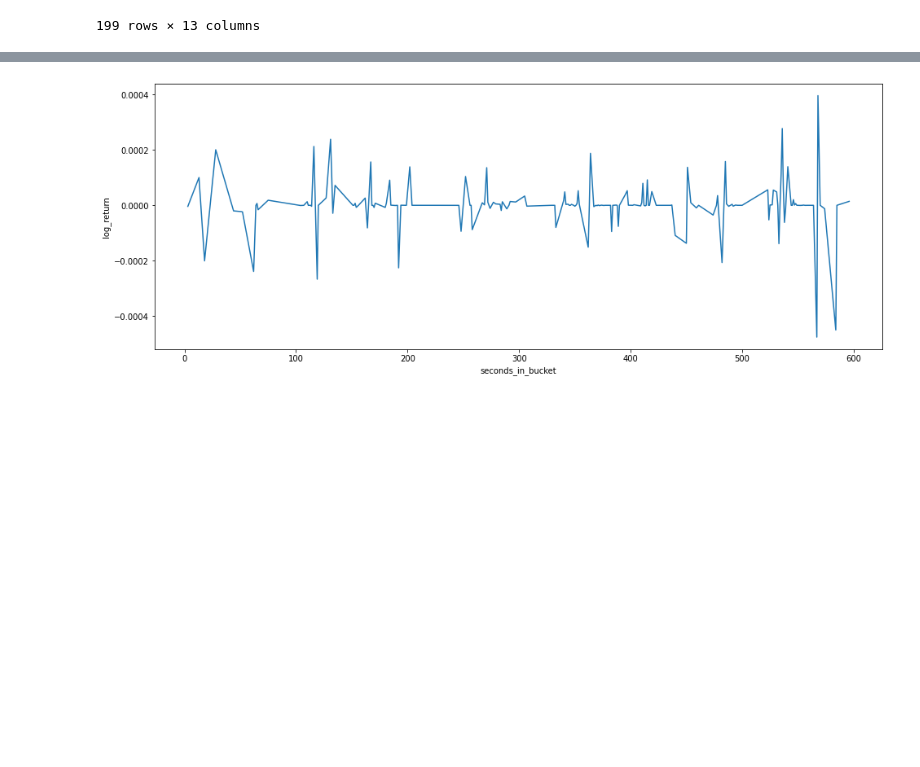
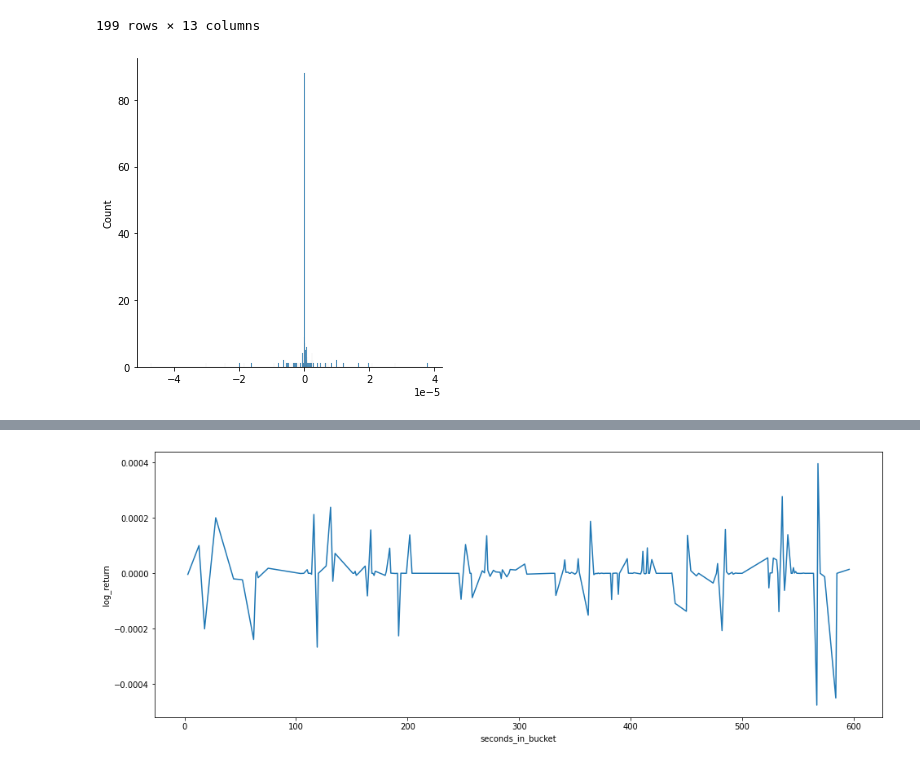
Before and after one commit to eugenusb/Optiver, a Jupyter notebook: Starter.ipynb, the cells around one changed output, grey strips where cells are left out. Cells and saved outputs as stored; diff of their text form; code cells hidden in the pictures; blank space fills up the shorter version.

```diff
--- a/Starter.ipynb
+++ b/Starter.ipynb
@@ -527,3 +459,7 @@ book_example
 | 500 | 11 | 585 | 1.000276 | 1.000778 | 0.999975 | 1.000878 | 1 | 32 | ... |
 | 501 | 11 | 596 | 1.000276 | 1.000778 | 0.999975 | 1.000878 | 2 | 32 | ... |
 199 rows × 13 columns
+# %%
+sns.displot(data=book_example.log_return / np.sqrt(book_example.seconds_in_bucket));
+# %% [output]
+[figure, added]
```
Also changed, not shown: parts of 15 cells of this notebook.
